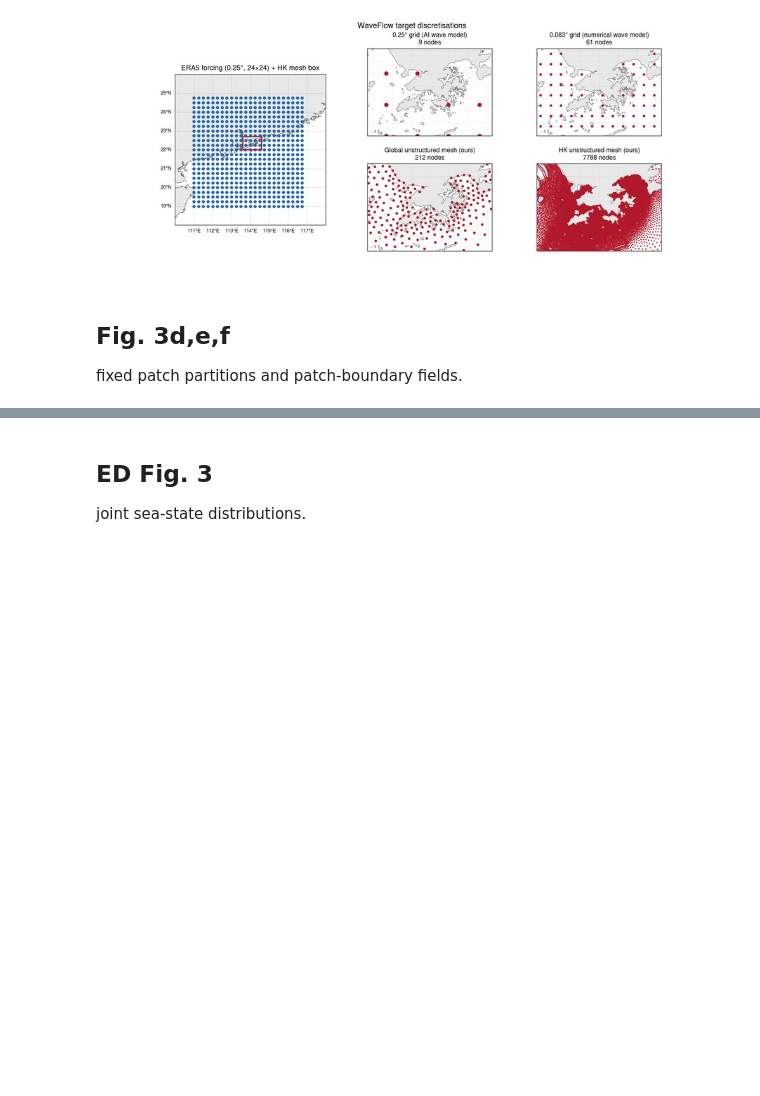
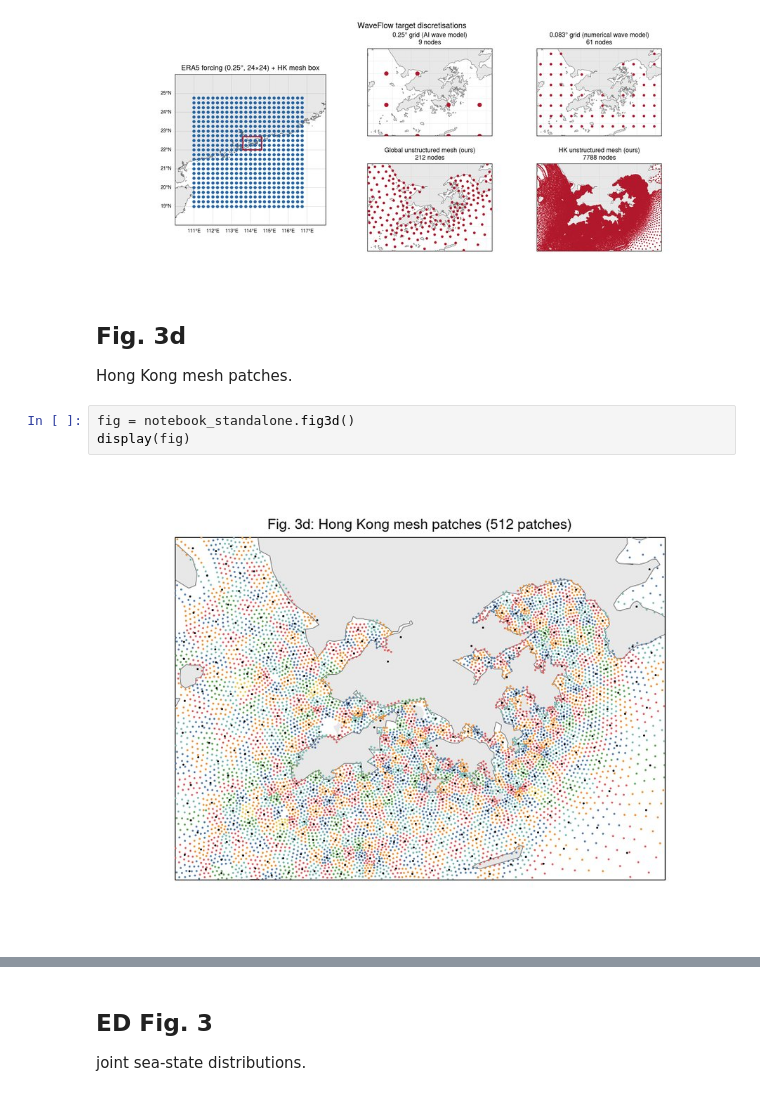
Before and after one commit to Leroy-Xiong/WaveFlow, a Jupyter notebook: notebooks/waveflow_reproduce.ipynb, the cells around one changed output, grey strips where cells are left out. Saved outputs shown, nothing was run; the diff lists cells and outputs as text; blank space fills up the shorter version.

Commit message:
feat: redraw all panels as standalone figures in the notebook

```diff
--- a/notebooks/waveflow_reproduce.ipynb
+++ b/notebooks/waveflow_reproduce.ipynb
@@ -32,7 +30,12 @@ fig = notebook_standalone.fig2a()
 display(fig)
 # %% [output]
 [figure]
-# %% [markdown]
-## Fig. 3d,e,f
-
-fixed patch partitions and patch-boundary fields.
+# %% [markdown]
+## Fig. 3d
+
+Hong Kong mesh patches.
+# %%
+fig = notebook_standalone.fig3d()
+display(fig)
+# %% [output]
+[figure, added]
```
Also changed, not shown: parts of 28 cells of this notebook, 3 other files.
